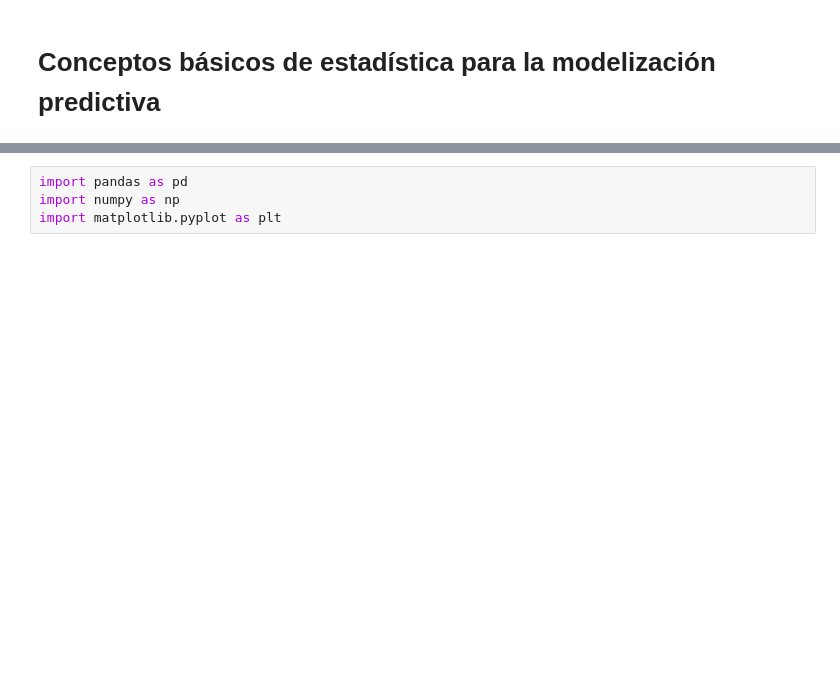
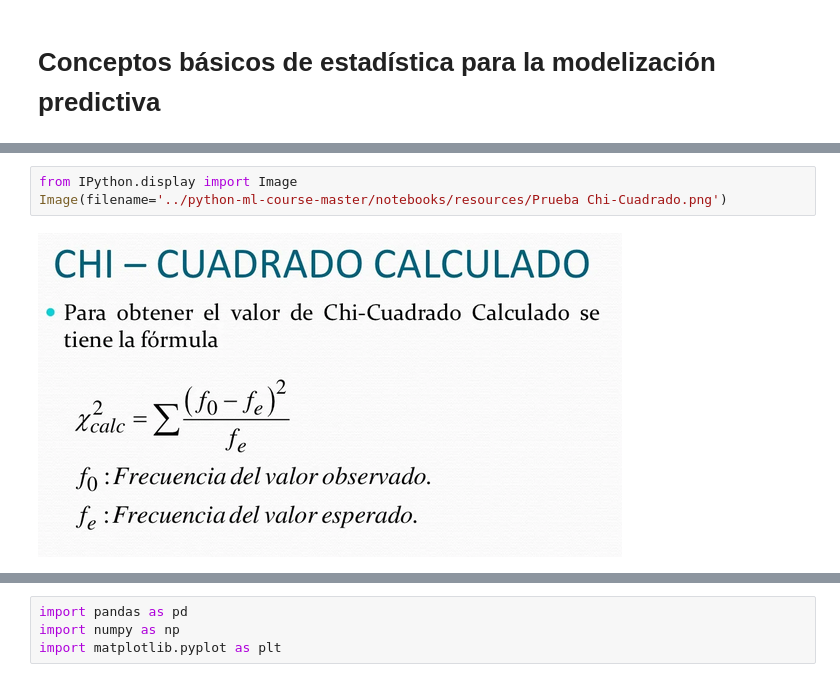
Before and after one commit to anakloss/data-science, a Jupyter notebook: 3. Estadística/T3 - 1 - Statistics - Correlación.ipynb, the cells around one changed output, grey strips where cells are left out. Cells and saved outputs as stored; diff of their text form; blank space fills up the shorter version.

```diff
--- a/3. Estadística/T3 - 1 - Statistics - Correlación.ipynb
+++ b/3. Estadística/T3 - 1 - Statistics - Correlación.ipynb
@@ -3,2 +26,7 @@
+# %%
+from IPython.display import Image
+Image(filename='../python-ml-course-master/notebooks/resources/Prueba Chi-Cuadrado.png')
+# %% [output]
+[figure, added]
 # %% [markdown]
 ## Coeficiente de Correlación
```
Also changed, not shown: parts of 3 cells of this notebook, 1 other file.
